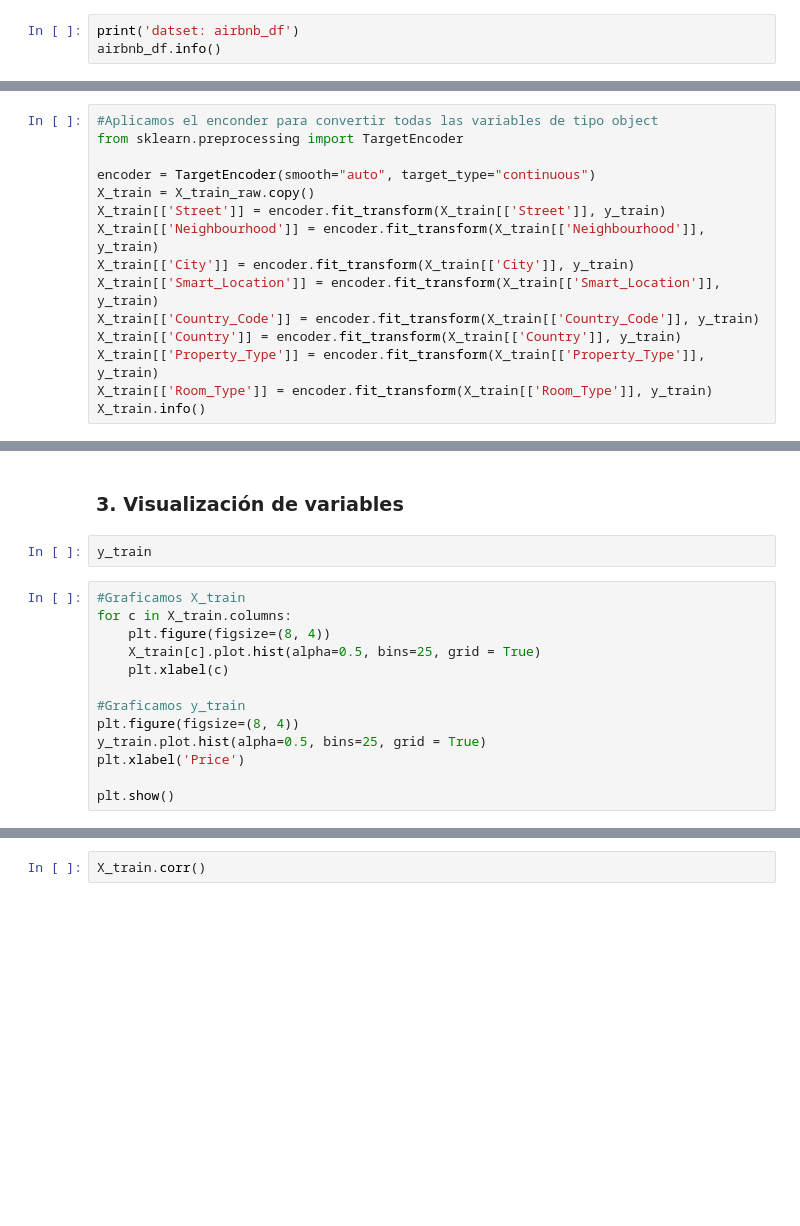
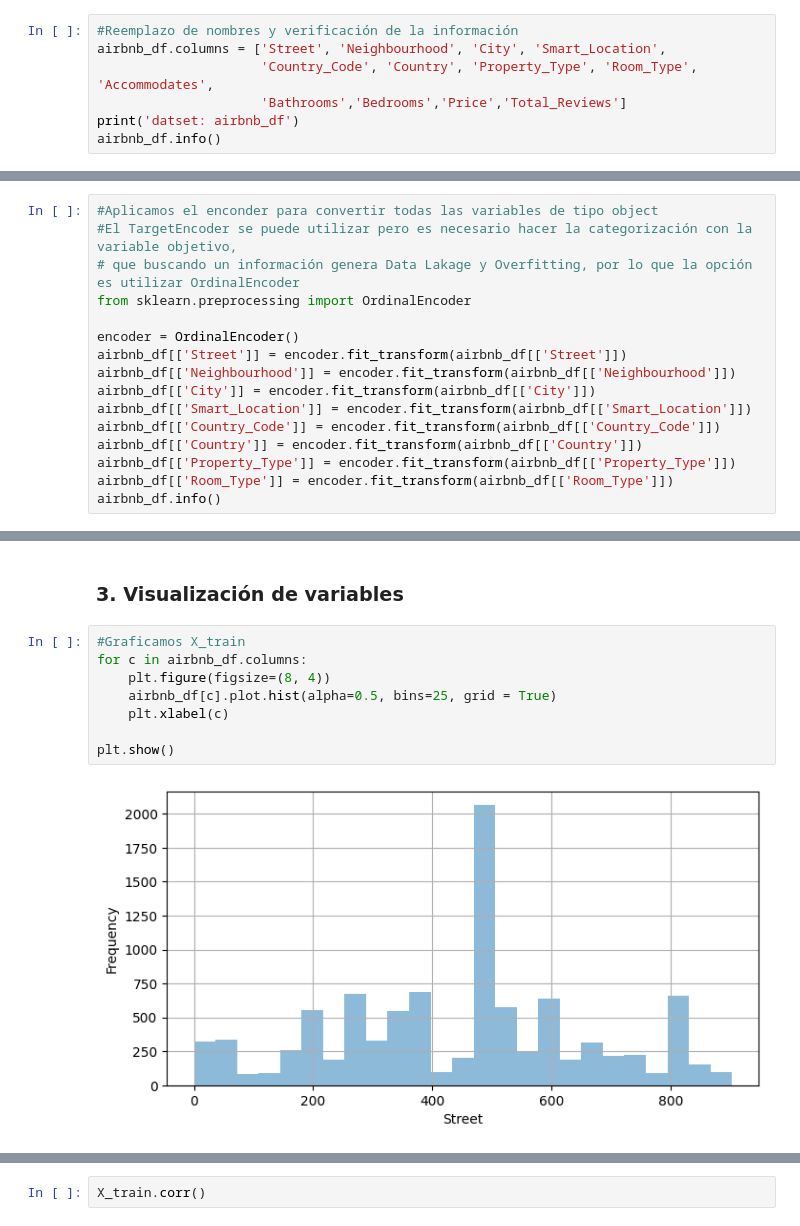
Before and after one commit to gustavo-arana/KeepCoding-IA-ML, a Jupyter notebook: practica_ml.ipynb, the cells around one changed output, grey strips where cells are left out. Saved outputs shown, nothing was run; the diff lists cells and outputs as text; blank space fills up the shorter version.

Commit message:
Refactorización del encoder

```diff
--- a/practica_ml.ipynb
+++ b/practica_ml.ipynb
@@ -224,5 +224,9 @@ Price                     False
 Number of Reviews         False
 dtype: bool
 # %%
+#Reemplazo de nombres y verificación de la información
+airbnb_df.columns = ['Street', 'Neighbourhood', 'City', 'Smart_Location',
+                     'Country_Code', 'Country', 'Property_Type', 'Room_Type', 'Accommodates',
+                     'Bathrooms','Bedrooms','Price','Total_Reviews']
 print('datset: airbnb_df')
 airbnb_df.info()
@@ -244,15 +251,16 @@ print(f'Dataset y_train: {y_train.shape}')
 # %%
 #Aplicamos el enconder para convertir todas las variables de tipo object
-from sklearn.preprocessing import TargetEncoder
+#El TargetEncoder se puede utilizar pero es necesario hacer la categorización con la variable objetivo,
+# que buscando un información genera Data Lakage y Overfitting, por lo que la opción es utilizar OrdinalEncoder
+from sklearn.preprocessing import OrdinalEncoder
 
-encoder = TargetEncoder(smooth="auto", target_type="continuous")
-X_train = X_train_raw.copy()
-X_train[['Street']] = encoder.fit_transform(X_train[['Street']], y_train)
-X_train[['Neighbourhood']] = encoder.fit_transform(X_train[['Neighbourhood']], y_train)
-X_train[['City']] = encoder.fit_transform(X_train[['City']], y_train)
-X_train[['Smart_Location']] = encoder.fit_transform(X_train[['Smart_Location']], y_train)
-X_train[['Country_Code']] = encoder.fit_transform(X_train[['Country_Code']], y_train)
-X_train[['Country']] = encoder.fit_transform(X_train[['Country']], y_train)
-X_train[['Property_Type']] = encoder.fit_transform(X_train[['Property_Type']], y_train)
-X_train[['Room_Type']] = encoder.fit_transform(X_train[['Room_Type']], y_train)
-X_train.info()
+encoder = OrdinalEncoder()
+airbnb_df[['Street']] = encoder.fit_transform(airbnb_df[['Street']])
+airbnb_df[['Neighbourhood']] = encoder.fit_transform(airbnb_df[['Neighbourhood']])
+airbnb_df[['City']] = encoder.fit_transform(airbnb_df[['City']])
+airbnb_df[['Smart_Location']] = encoder.fit_transform(airbnb_df[['Smart_Location']])
+airbnb_df[['Country_Code']] = encoder.fit_transform(airbnb_df[['Country_Code']])
+airbnb_df[['Country']] = encoder.fit_transform(airbnb_df[['Country']])
+airbnb_df[['Property_Type']] = encoder.fit_transform(airbnb_df[['Property_Type']])
+airbnb_df[['Room_Type']] = encoder.fit_transform(airbnb_df[['Room_Type']])
+airbnb_df.info()
@@ -259,17 +288,12 @@ X_train.info()
 # %% [markdown]
 ### 3. Visualización de variables
-# %%
-y_train
 # %%
 #Graficamos X_train
-for c in X_train.columns:
+for c in airbnb_df.columns:
     plt.figure(figsize=(8, 4))
-    X_train[c].plot.hist(alpha=0.5, bins=25, grid = True)
+    airbnb_df[c].plot.hist(alpha=0.5, bins=25, grid = True)
     plt.xlabel(c)
 
-#Graficamos y_train
-plt.figure(figsize=(8, 4))
-y_train.plot.hist(alpha=0.5, bins=25, grid = True)
-plt.xlabel('Price')
-
 plt.show()
+# %% [output]
+[figure, added]
```
Also changed, not shown: parts of 7 cells of this notebook.
